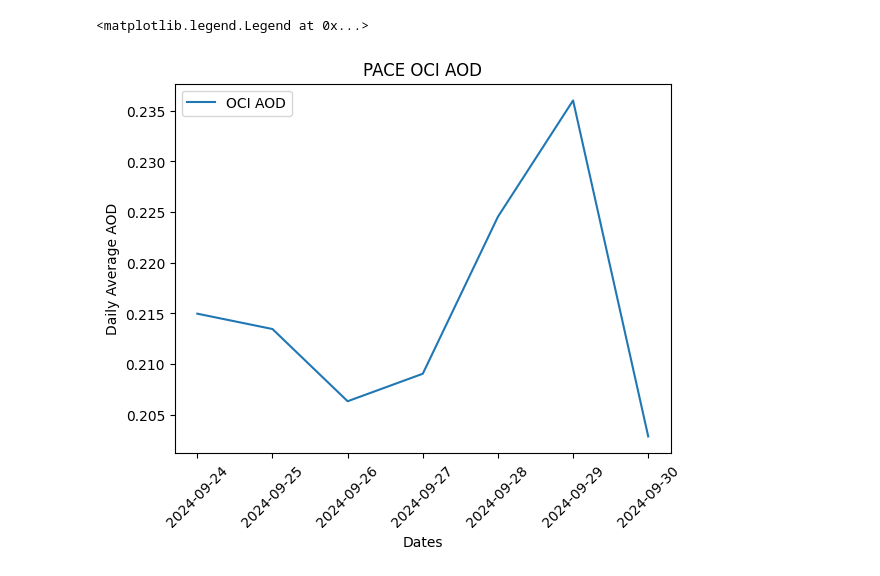
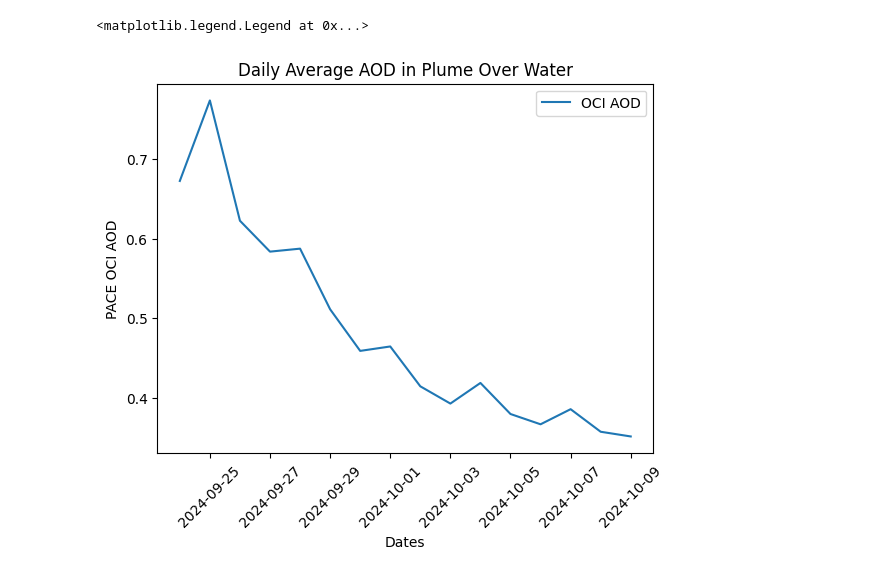
Before and after one commit to efaber314/PaceHackweek2025, a Jupyter notebook: OCI_plot_and_average.ipynb, the cells around one changed output. Drawn from its saved outputs; the diff is of its cells as text; code cells hidden in the pictures.

```diff
--- a/OCI_plot_and_average.ipynb
+++ b/OCI_plot_and_average.ipynb
@@ -52,14 +41,4 @@ def plot_l2_product(
     plt.show()
     plt.clf()
 # %%
-
-target_date = datetime(2024,7,1)
 oci_dir = '/home/jovyan/shared-public/DustBlumes/PACE_OCI_AOD/'
-files = sorted(glob(oci_dir + target_date.strftime('*%Y%m%dT*')))
-print(len(files))
-# pdb.set_trace()
-
-aods = []
-ssas = []
-lons = []
-lats = []
@@ -68,17 +44,0 @@ lats = []
-# %%
-
-for file in files:
-
-    datatree = xr.open_datatree(file)
-    dataset = xr.merge(datatree.to_dict().values())
-    lon = np.array(dataset['longitude'])
-    lat = np.array(dataset['latitude'])
-    aod = np.squeeze(np.array(dataset['Aerosol_Optical_Depth'][:,:,3]))
-    # fmf = np.squeeze(np.array(dataset['Aerosol_Optical_Depth'][:,:,3]))
-    ssa_388_dt = np.squeeze(np.array(dataset['DT_AerosolSingleScattAlbedo'][:,:,1]))
-    ssa_388_nuv = np.squeeze(np.array(dataset['NUV_AerosolSingleScattAlbedo'][:,:,1]))
-
-    lons.append(lon)
-    lats.append(lat)
-    aods.append(aod)
-    ssas.append(ssa_388_nuv)
@@ -138,0 +99,4 @@ print(len(daily_AOD_avg))
+# %%
+masks, lons, lats, daily_AOD_anom_avg = maskMaker()
+plot_range = [np.nanmin(lons), np.nanmax(lons), np.nanmin(lats), np.nanmax(lats)]
+print(plot_range)
@@ -139,10 +112,10 @@ print(len(daily_AOD_avg))
 # %%
-plt.plot(target_date_range,daily_AOD_avg, label = 'OCI AOD')
-plt.ylabel('Daily Average AOD')
+plt.plot(target_date_range,daily_AOD_anom_avg, label = 'OCI AOD')
+plt.ylabel('PACE OCI AOD')
 plt.xlabel('Dates')
 plt.xticks(rotation = 45)
-plt.title('PACE OCI AOD')
+plt.title('Daily Average AOD in Plume Over Water')
 plt.legend()
 # %% [output]
 <matplotlib.legend.Legend at 0x...>
-[figure, old version]
+[figure, new version]
```
Also changed, not shown: parts of 9 cells of this notebook, 2 other files.
